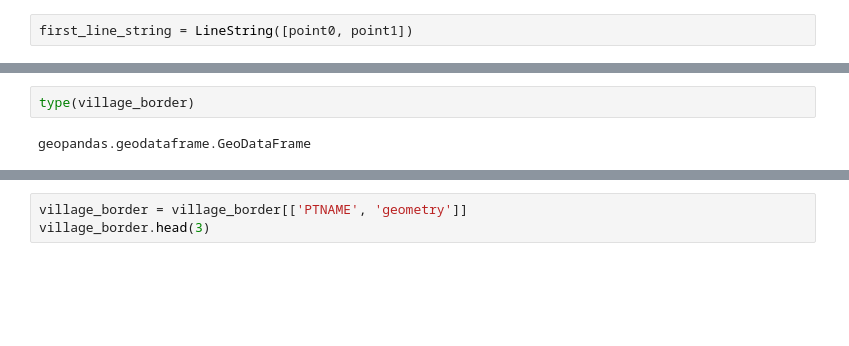
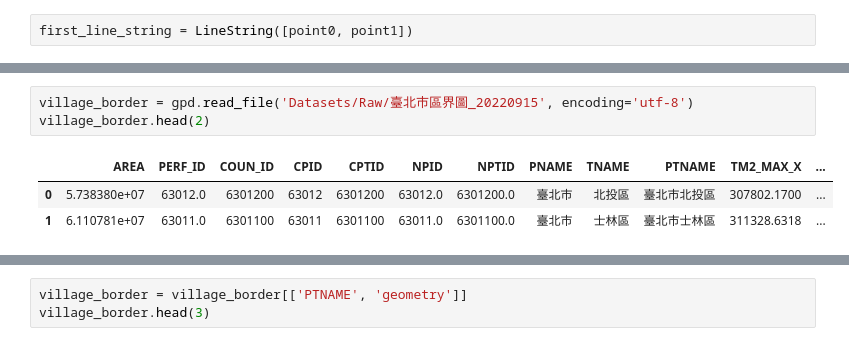
Before and after one commit to tpe-doit/Taipei-Codefest-2023-Workshop, a Jupyter notebook: demo.ipynb, the cells around one changed output, grey strips where cells are left out. Cells and saved outputs as stored; diff of their text form; blank space fills up the shorter version.

```diff
--- a/demo.ipynb
+++ b/demo.ipynb
@@ -124,4 +280,7 @@ village_border.loc[xinyi_idx, 'geometry']
-# %%
-type(village_border)
-# %% [output]
-geopandas.geodataframe.GeoDataFrame
+# %%
+village_border = gpd.read_file('Datasets/Raw/臺北市區界圖_20220915', encoding='utf-8')
+village_border.head(2)
+# %% [output]
+|  | AREA | PERF_ID | COUN_ID | CPID | CPTID | NPID | NPTID | PNAME | TNAME | PTNAME | TM2_MAX_X | ... |
+| 0 | 5.738380e+07 | 63012.0 | 6301200 | 63012 | 6301200 | 63012.0 | 6301200.0 | 臺北市 | 北投區 | 臺北市北投區 | 307802.1700 | ... |
+| 1 | 6.110781e+07 | 63011.0 | 6301100 | 63011 | 6301100 | 63011.0 | 6301100.0 | 臺北市 | 士林區 | 臺北市士林區 | 311328.6318 | ... |
```
Also changed, not shown: parts of 68 cells of this notebook.
